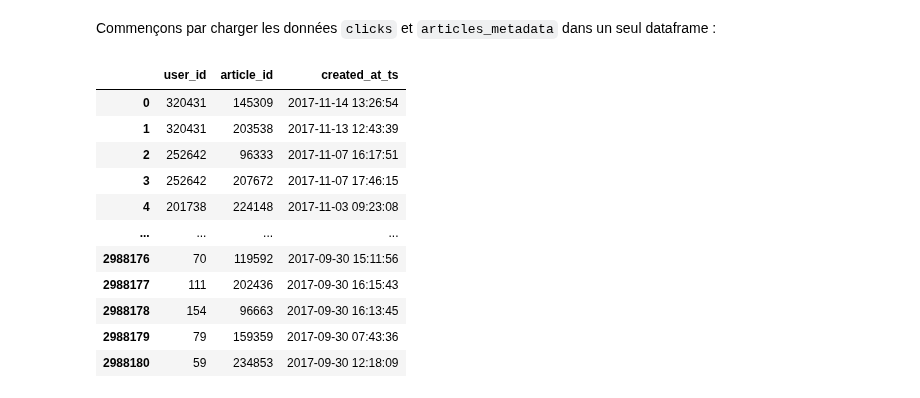
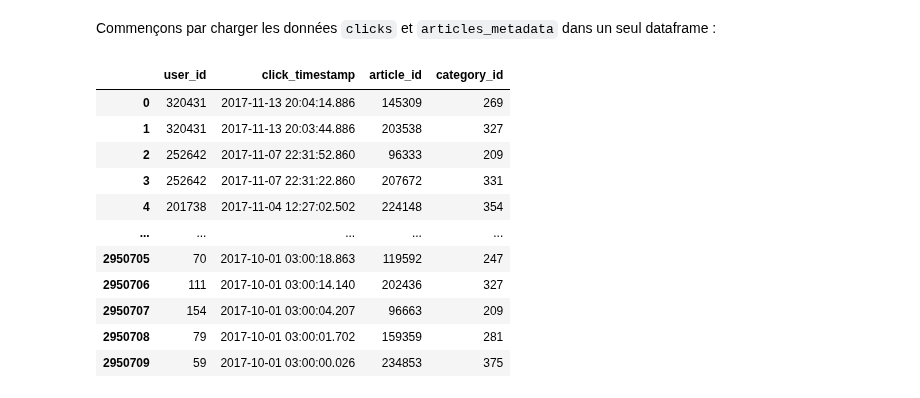
Before and after one commit to ClementPatin/OC-P9, a Jupyter notebook: Patin_Clement_2_scripts_052024.ipynb, the cells around one changed output. Cells and saved outputs as stored; diff of their text form; code cells hidden in the pictures.

Commit message:
completing collab filtering and content base

```diff
--- a/Patin_Clement_2_scripts_052024.ipynb
+++ b/Patin_Clement_2_scripts_052024.ipynb
@@ -623,7 +821,7 @@ if "PMF_results.joblib" not in os.listdir("mySaves/cf_results") :
     # initiate model
     model = SVD(biased=False)
     # cross validation
-    results = cross_validate(algo=model, data=data_cf_train, measures=["rmse"], cv=cv, n_jobs=12, verbose = True)
+    results = cross_validate(algo=model, data=X_cf_surprise, measures=["rmse"], cv=cv, n_jobs=12, verbose = True)
     # save
     dump(results, "mySaves/cf_results/PMF_results.joblib")
 else :
@@ -650,7 +848,7 @@ if "SVD_raw_results.joblib" not in os.listdir("mySaves/cf_results") :
     # initiate model
     model = SVD(biased=True)
     # cross validation
-    results = cross_validate(algo=model, data=data_cf_train, measures=["rmse"], cv=cv, n_jobs=12, verbose = True)
+    results = cross_validate(algo=model, data=X_cf_surprise, measures=["rmse"], cv=cv, n_jobs=12, verbose = True)
     # save
     dump(results, "mySaves/cf_results/SVD_raw_results.joblib")
 else :
@@ -695,0 +1003,15 @@ Test time         8.05    7.79    7.45    7.76    0.25
+# %%
+# train SVDpp on X_cf_surprise
+if "collab_model.pickle" not in os.listdir("mySaves/cf_results") :
+    # get best parameters
+    best_parameters = cf_results.loc[cf_results["model_name"]=="SVDpp_opti", "parameters"].values[0]
+    # initiate model
+    model = SVDpp(**best_parameters)
+    # use custom function "fit_and_save"
+    mf.fit_and_save(
+        X_surprise=X_cf_surprise,
+        model_surprise=model,
+        path="mySaves/cf_results/collab_model.pickle")
+else :
+    # load existing trained model
+    _, model = surprise_dump.load("mySaves/cf_results/collab_model.pickle")
@@ -702,43 +1068,49 @@ Commençons par charger les données `clicks` et `articles_metadata` dans un seu
 # %%
 # load, prepare and merge "clicks" and "articles_metadata" CSVs
+if "data_cb.joblib" not in os.listdir("mySaves/data_cb") :
+    # necessary columns
+    clicks_usecols = [
+        'user_id',
+        'click_article_id',
+        'click_timestamp',
+        ]
+    meta_usecols = [
+        'article_id',
+        'category_id'
+    ]
 
-# necessary columns
-clicks_usecols = [
-    'user_id',
-    'click_article_id',
-    'click_timestamp',
+    # unnecessary columns (only used for preparation (sorting) and merging)
+    drop_after_prep_cols = [
+        "click_article_id",
+        # "click_timestamp"
     ]
-meta_usecols = [
-    'article_id',
-    'created_at_ts'
-]
 
-# unnecessary columns (only used for preparation (sorting) and merging)
-drop_after_prep_cols = [
-    "click_article_id",
-    "click_timestamp"
-]
+    # use custom function
+    data_cb = mf.read_clicks_and_meta(
+        clicks_folder_path="news-portal-user-interactions-by-globocom/clicks",
+        meta_path="news-portal-user-interactions-by-globocom/articles_metadata.csv",
+        clicks_usecols=clicks_usecols,
+        meta_usecols=meta_usecols,
+        drop_after_prep_cols=drop_after_prep_cols
+        )
 
-# use custom function
-data_cb = mf.read_clicks_and_meta(
-    clicks_folder_path="news-portal-user-interactions-by-globocom/clicks",
-    meta_path="news-portal-user-interactions-by-globocom/articles_metadata.csv",
-    clicks_usecols=clicks_usecols,
-    meta_usecols=meta_usecols,
-    drop_after_prep_cols=drop_after_prep_cols
-    )
+    # save
+    dump(data_cb, "mySaves/data_cb/data_cb.joblib")
+
+else :
+    data_cb = load("mySaves/data_cb/data_cb.joblib")
 
 data_cb
 # %% [output]
-|  | user_id | article_id | created_at_ts |
-| 0 | 320431 | 145309 | 2017-11-14 13:26:54 |
-| 1 | 320431 | 203538 | 2017-11-13 12:43:39 |
-| 2 | 252642 | 96333 | 2017-11-07 16:17:51 |
-| 3 | 252642 | 207672 | 2017-11-07 17:46:15 |
-| 4 | 201738 | 224148 | 2017-11-03 09:23:08 |
-| ... | ... | ... | ... |
-| 2988176 | 70 | 119592 | 2017-09-30 15:11:56 |
-| 2988177 | 111 | 202436 | 2017-09-30 16:15:43 |
-| 2988178 | 154 | 96663 | 2017-09-30 16:13:45 |
-| 2988179 | 79 | 159359 | 2017-09-30 07:43:36 |
-| 2988180 | 59 | 234853 | 2017-09-30 12:18:09 |
+|  | user_id | click_timestamp | article_id | category_id |
+| 0 | 320431 | 2017-11-13 20:04:14.886 | 145309 | 269 |
+| 1 | 320431 | 2017-11-13 20:03:44.886 | 203538 | 327 |
+| 2 | 252642 | 2017-11-07 22:31:52.860 | 96333 | 209 |
+| 3 | 252642 | 2017-11-07 22:31:22.860 | 207672 | 331 |
+| 4 | 201738 | 2017-11-04 12:27:02.502 | 224148 | 354 |
+| ... | ... | ... | ... | ... |
+| 2950705 | 70 | 2017-10-01 03:00:18.863 | 119592 | 247 |
+| 2950706 | 111 | 2017-10-01 03:00:14.140 | 202436 | 327 |
+| 2950707 | 154 | 2017-10-01 03:00:04.207 | 96663 | 209 |
+| 2950708 | 79 | 2017-10-01 03:00:01.702 | 159359 | 281 |
+| 2950709 | 59 | 2017-10-01 03:00:00.026 | 234853 | 375 |
```
Also changed, not shown: parts of 83 cells of this notebook, 16 other files.
